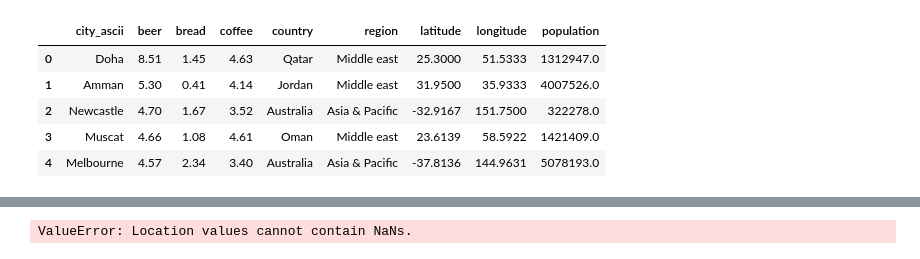
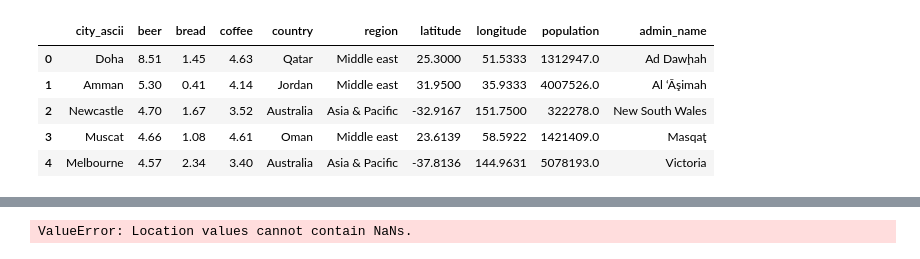
Before and after one commit to christalee/cost-of-drinking, a Jupyter notebook: cola-map.ipynb, the cells around one changed output, grey strips where cells are left out. Cells and saved outputs as stored; diff of their text form; code cells hidden in the pictures.

Commit message:
Stuck on merging dataframes on city / country / admin_name

```diff
--- a/cola-map.ipynb
+++ b/cola-map.ipynb
@@ -15,19 +15,18 @@ numbeo_coffee = pd.read_table("data/numbeo_coffee.txt", names=['rank', 'city', '
 numbeo = pd.merge(numbeo_beer, numbeo_bread, how="outer", on="city")
 numbeo = pd.merge(numbeo, numbeo_coffee, how="outer", on="city")
 # %%
-numbeo['country'] = numbeo['city'].str.split(", ").str[1]
-numbeo['city'] = numbeo['city'].str.split(', ').str[0]
+split = numbeo['city'].str.split(", ")
+numbeo['country'] = split.str[-1]
+numbeo['city'] = split.str[0]
 # %%
 city_data = pd.read_csv('data/city-data/world-cities-data.csv')
 # %%
 numbeo = numbeo.rename(columns={"city": "city_ascii"})
-numbeo = pd.merge(numbeo, city_data[["city_ascii", 'country','region', 'latitude', 'longitude', 'population']], how='left', on=['city_ascii', 'country'])
-# city_data.head()
-numbeo.head()
+numbeo = pd.merge(numbeo, city_data[["city_ascii", 'country','region', 'latitude', 'longitude', 'population', "admin_name"]], how='left', on=['city_ascii', 'country'])
 # %% [output]
-|  | city_ascii | beer | bread | coffee | country | region | latitude | longitude | population |
-| 0 | Doha | 8.51 | 1.45 | 4.63 | Qatar | Middle east | 25.3000 | 51.5333 | 1312947.0 |
-| 1 | Amman | 5.30 | 0.41 | 4.14 | Jordan | Middle east | 31.9500 | 35.9333 | 4007526.0 |
-| 2 | Newcastle | 4.70 | 1.67 | 3.52 | Australia | Asia & Pacific | -32.9167 | 151.7500 | 322278.0 |
-| 3 | Muscat | 4.66 | 1.08 | 4.61 | Oman | Middle east | 23.6139 | 58.5922 | 1421409.0 |
-| 4 | Melbourne | 4.57 | 2.34 | 3.40 | Australia | Asia & Pacific | -37.8136 | 144.9631 | 5078193.0 |
+|  | city_ascii | beer | bread | coffee | country | region | latitude | longitude | population | admin_name |
+| 0 | Doha | 8.51 | 1.45 | 4.63 | Qatar | Middle east | 25.3000 | 51.5333 | 1312947.0 | Ad Dawḩah |
+| 1 | Amman | 5.30 | 0.41 | 4.14 | Jordan | Middle east | 31.9500 | 35.9333 | 4007526.0 | Al ‘Āşimah |
+| 2 | Newcastle | 4.70 | 1.67 | 3.52 | Australia | Asia & Pacific | -32.9167 | 151.7500 | 322278.0 | New South Wales |
+| 3 | Muscat | 4.66 | 1.08 | 4.61 | Oman | Middle east | 23.6139 | 58.5922 | 1421409.0 | Masqaţ |
+| 4 | Melbourne | 4.57 | 2.34 | 3.40 | Australia | Asia & Pacific | -37.8136 | 144.9631 | 5078193.0 | Victoria |
```
Also changed, not shown: parts of 5 cells of this notebook, 1 other file.
